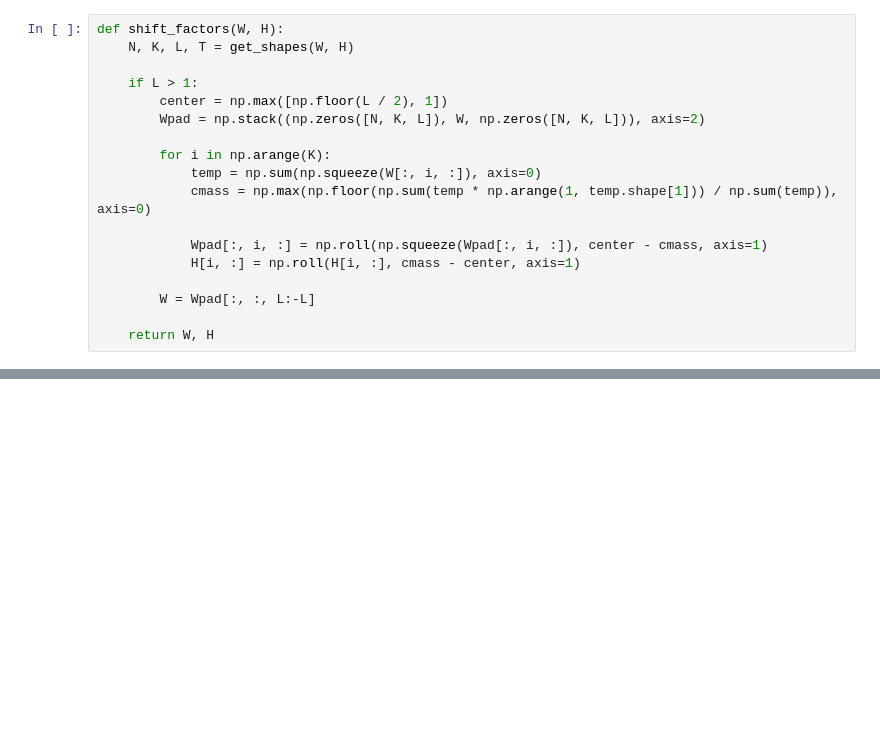
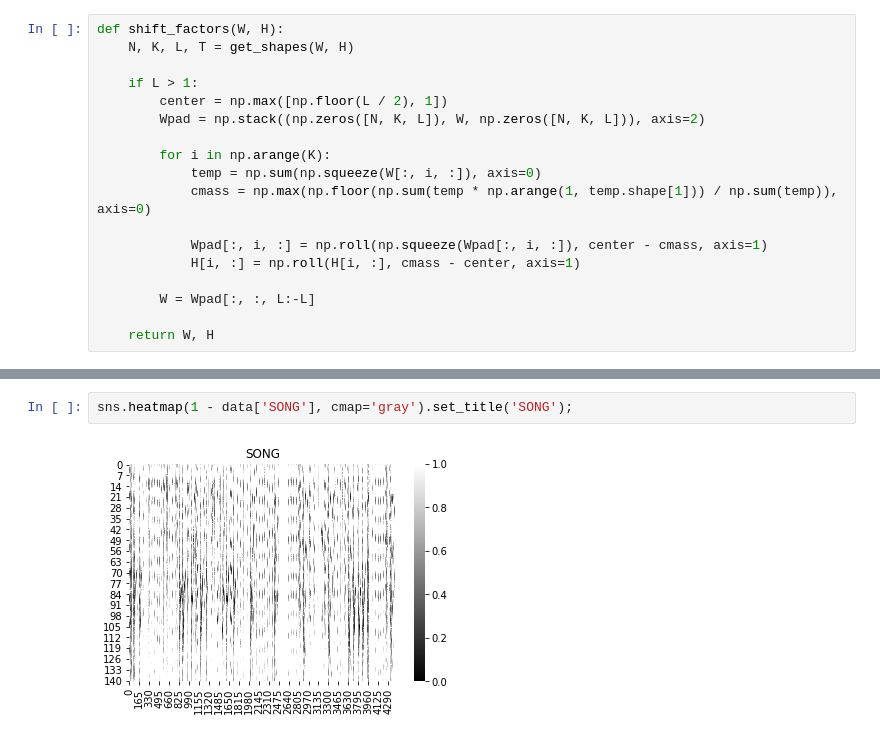
Before and after one commit to zhenruiliao/seqnmf, a Jupyter notebook: seqNMF.ipynb, the cells around one changed output, grey strips where cells are left out. Drawn from its saved outputs; the diff is of its cells as text; blank space fills up the shorter version.

```diff
--- a/seqNMF.ipynb
+++ b/seqNMF.ipynb
@@ -175,0 +210,4 @@ def seq_nmf(X, K=10, L=20, lambda=.1, W_init=None, H_init=None,...
+# %%
+sns.heatmap(1 - data['SONG'], cmap='gray').set_title('SONG');
+# %% [output]
+[figure, added]
```
Also changed, not shown: parts of 11 cells of this notebook.
